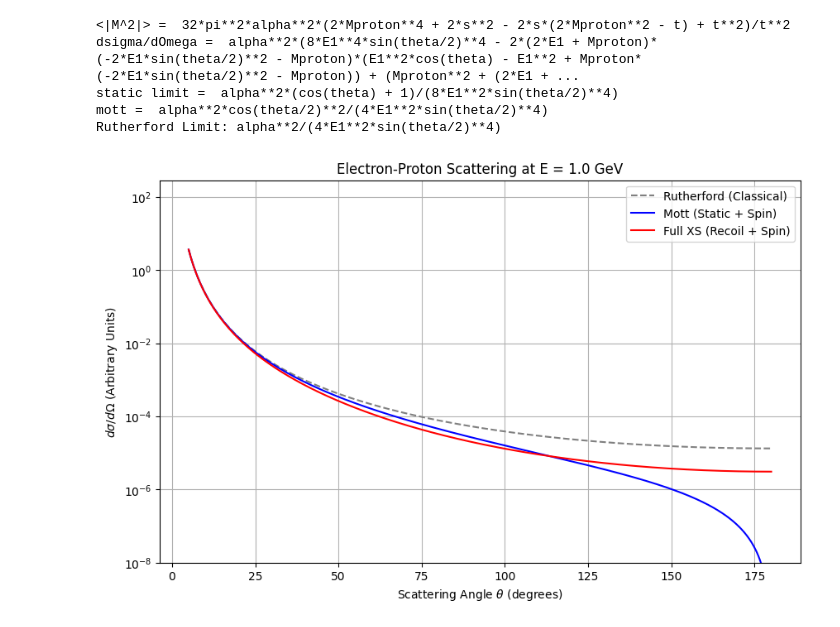
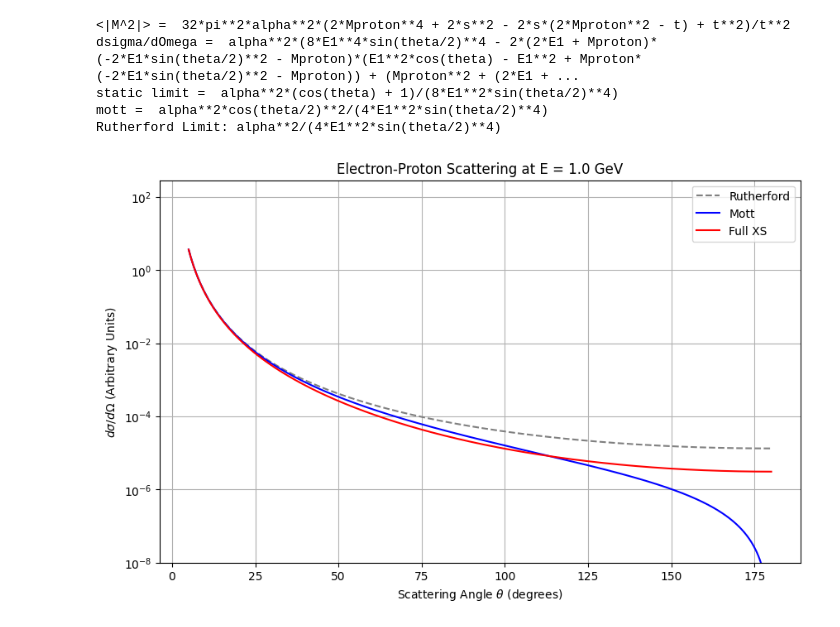
Before and after one commit to AnChristos/FeynWithForm, a Jupyter notebook: Notebooks/Rutherford.ipynb, the cells around one changed output. Saved outputs shown, nothing was run; the diff lists cells and outputs as text; code cells hidden in the pictures.

Commit message:
Add Rutherford

```diff
--- a/Notebooks/Rutherford.ipynb
+++ b/Notebooks/Rutherford.ipynb
@@ -112,34 +112,34 @@ E_val = 1.0      # GeV (Electron beam energy)
 alpha_val = 1/137
 M_val = 0.938    # GeV (Proton mass)
 
 # prevent division by zero in 1/sin^4
 theta_deg = np.linspace(5, 180, 500)
 theta_rad = np.radians(theta_deg)
 
 # 3. Calculate values
 # We pass (E, alpha, M, theta) to each
 y_full = xs_func(E_val, alpha_val, M_val, theta_rad)
 y_mott = mott_func(E_val, alpha_val, M_val, theta_rad)
 y_ruth = ruth_func(E_val, alpha_val, M_val, theta_rad)
 
 # 4. Plotting
 plt.figure(figsize=(10, 6))
 
-plt.plot(theta_deg, y_ruth, '--', label='Rutherford (Classical)', color='gray')
-plt.plot(theta_deg, y_mott, '-',  label='Mott (Static + Spin)', color='blue')
-plt.plot(theta_deg, y_full, '-',  label='Full XS (Recoil + Spin)', color='red')
+plt.plot(theta_deg, y_ruth, '--', label='Rutherford', color='gray')
+plt.plot(theta_deg, y_mott, '-',  label='Mott', color='blue')
+plt.plot(theta_deg, y_full, '-',  label='Full XS', color='red')
 plt.yscale('log')
 plt.xlabel(r'Scattering Angle $\theta$ (degrees)')
 plt.ylabel(r'$d\sigma/d\Omega$ (Arbitrary Units)')
 plt.title(f'Electron-Proton Scattering at E = {E_val} GeV')
 plt.legend()
 plt.ylim(bottom=1e-8)
 
 plt.show()
 # %% [output]
 <|M^2|> =  32*pi**2*alpha**2*(2*Mproton**4 + 2*s**2 - 2*s*(2*Mproton**2 - t) + t**2)/t**2
 dsigma/dOmega =  alpha**2*(8*E1**4*sin(theta/2)**4 - 2*(2*E1 + Mproton)*(-2*E1*sin(theta/2)**2 - Mproton)*(E1**2*cos(theta) - E1**2 + Mproton*(-2*E1*sin(theta/2)**2 - Mproton)) + (Mproton**2 + (2*E1 + ...
 static limit =  alpha**2*(cos(theta) + 1)/(8*E1**2*sin(theta/2)**4)
 mott =  alpha**2*cos(theta/2)**2/(4*E1**2*sin(theta/2)**4)
 Rutherford Limit: alpha**2/(4*E1**2*sin(theta/2)**4)
-[figure, old version]
+[figure, new version]
```
Also changed, not shown: parts of 1 cell of this notebook, 1 other file.
